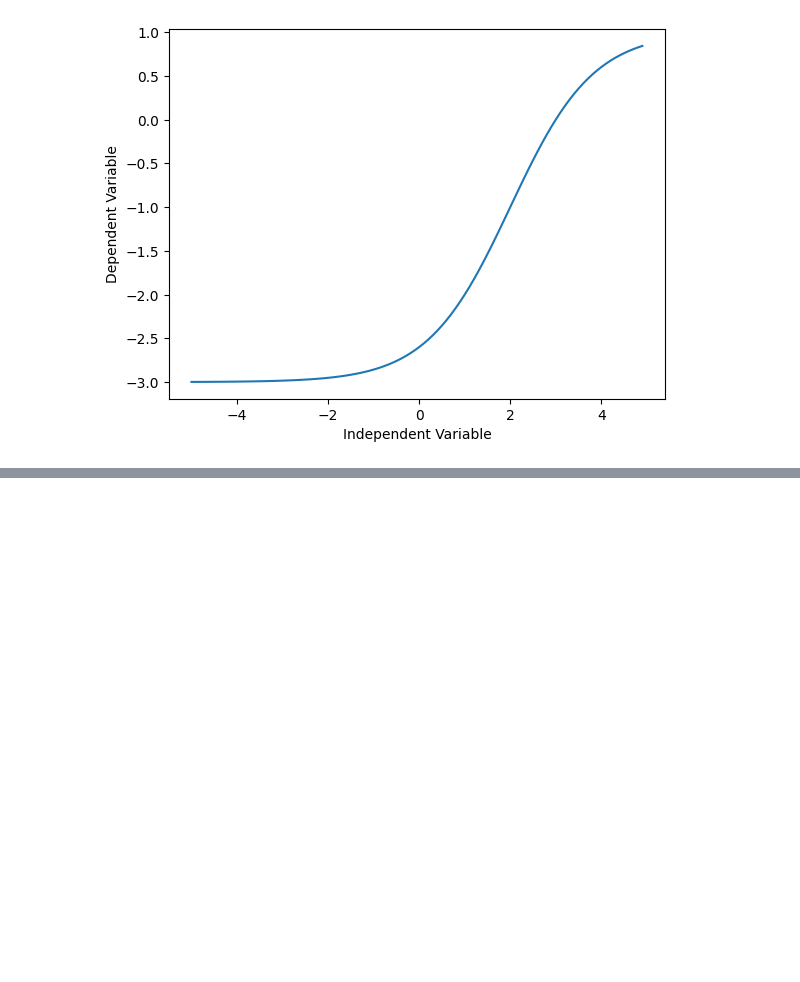
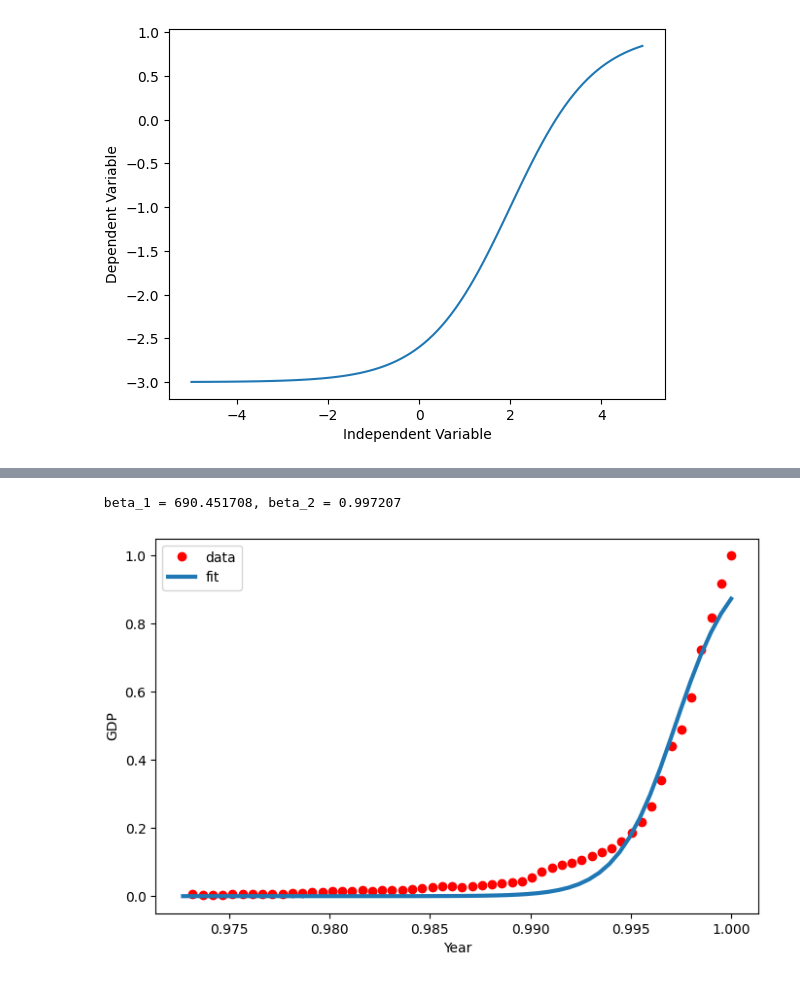
Before and after one commit to KSaubhagya/Data-Model-Training, a Jupyter notebook: NonLinearRegressionAnalysis.ipynb, the cells around one changed output, grey strips where cells are left out. Cells and saved outputs as stored; diff of their text form; code cells hidden in the pictures; blank space fills up the shorter version.

```diff
--- a/NonLinearRegressionAnalysis.ipynb
+++ b/NonLinearRegressionAnalysis.ipynb
@@ -96,0 +159,20 @@ plt.show()
+# %%
+from scipy.optimize import curve_fit
+popt, pcov = curve_fit(sigmoid, xdata, ydata)
+#print the final parameters
+print(" beta_1 = %f, beta_2 = %f" % (popt[0], popt[1]))
+# %% [output]
+ beta_1 = 690.451708, beta_2 = 0.997207
+# %%
+x = np.linspace(1960, 2015, 55)
+x = x/max(x)
+plt.figure(figsize=(8,5))
+y = sigmoid(x, *popt)
+plt.plot(xdata, ydata, 'ro', label='data')
+plt.plot(x,y, linewidth=3.0, label='fit')
+plt.legend(loc='best')
+plt.ylabel('GDP')
+plt.xlabel('Year')
+plt.show()
+# %% [output]
+[figure, added]
```
Also changed, not shown: parts of 6 cells of this notebook.
